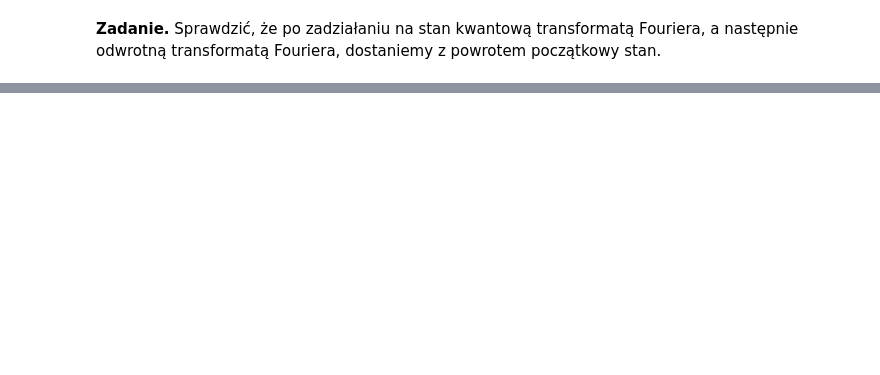
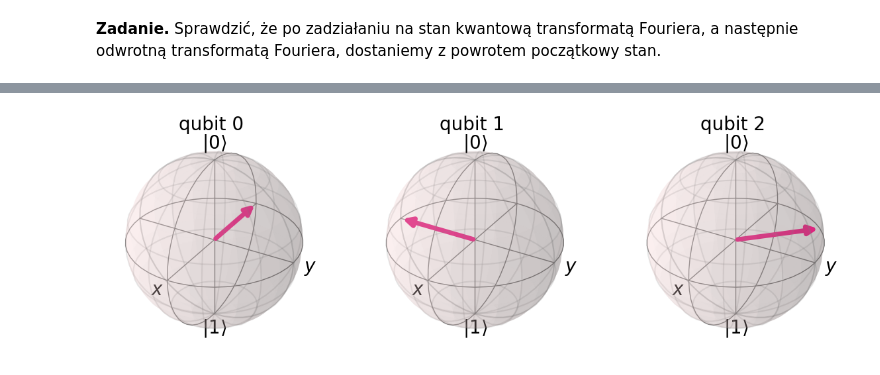
Before and after one commit to m-kosik/algorytmy-kwantowe, a Jupyter notebook: 11_kwantowa_transformata_fouriera.ipynb, the cells around one changed output, grey strips where cells are left out. Cells and saved outputs as stored; diff of their text form; code cells hidden in the pictures; blank space fills up the shorter version.

```diff
--- a/11_kwantowa_transformata_fouriera.ipynb
+++ b/11_kwantowa_transformata_fouriera.ipynb
@@ -112,0 +138,6 @@ def inverse_qft(circuit, n):
+# %%
+# Wyświetlenie stanu po transformacie Fouriera
+statevector = Statevector.from_instruction(circuit)
+plot_bloch_multivector(statevector)
+# %% [output]
+[figure, added]
```
Also changed, not shown: parts of 15 cells of this notebook.
